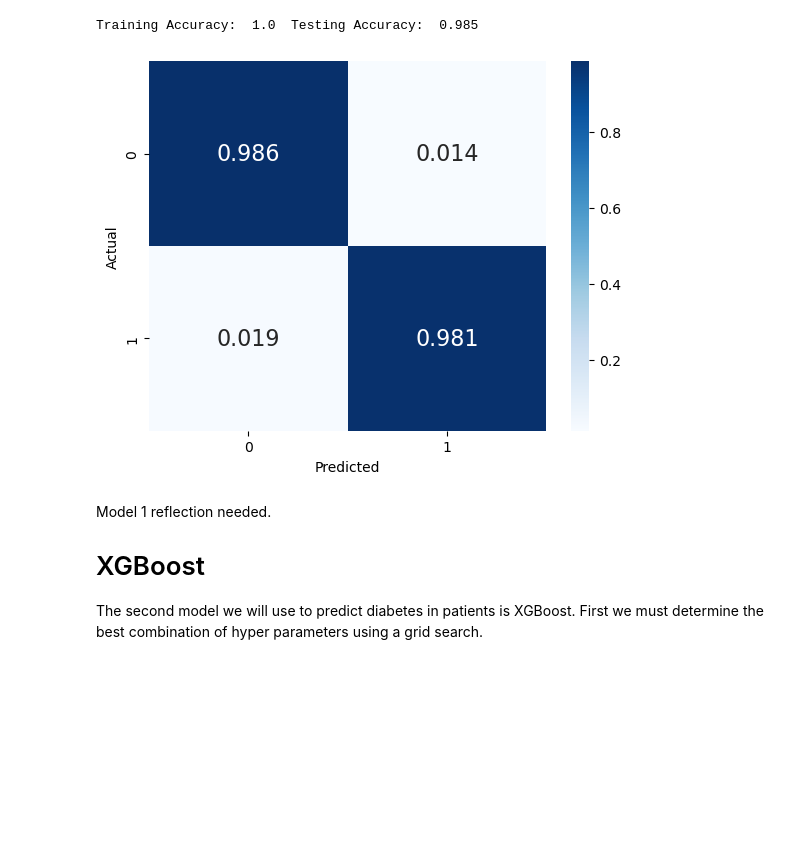
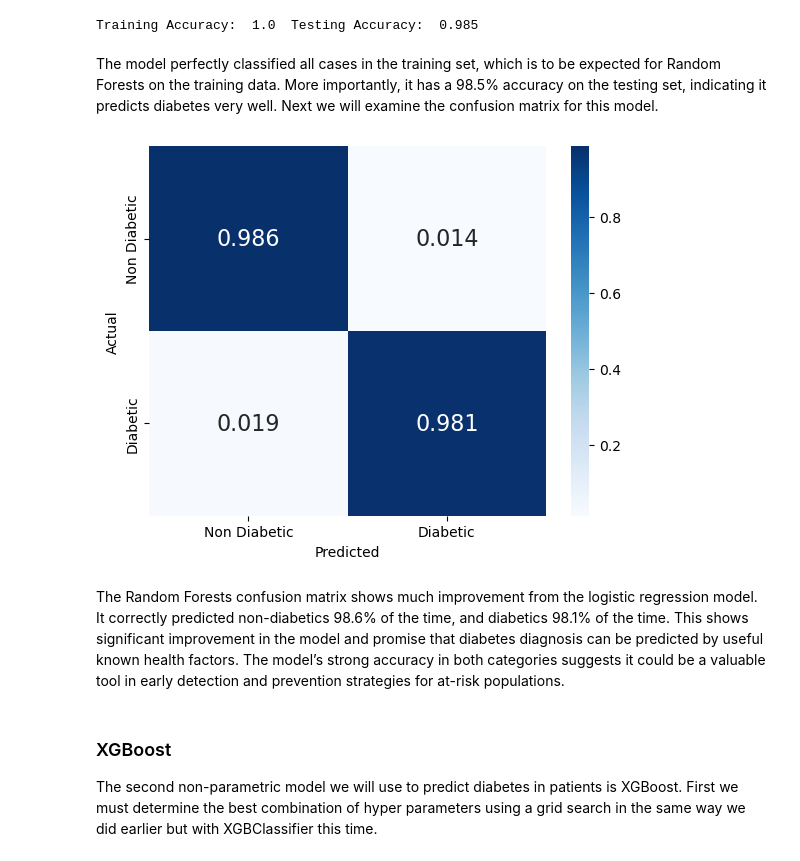
Before and after one commit to estasko/data_science_pinnacle, a Jupyter notebook: main.ipynb, the cells around one changed output. Saved outputs shown, nothing was run; the diff lists cells and outputs as text; code cells hidden in the pictures; blank space fills up the shorter version.

```diff
--- a/main.ipynb
+++ b/main.ipynb
@@ -520,24 +557,32 @@ y_pred = best_model.predict(X=x_test)
+# %% [markdown]
+The model perfectly classified all cases in the training set, which is to be expected for Random Forests on the training data. More importantly, it has a 98.5% accuracy on the testing set, indicating it predicts diabetes very well. Next we will examine the confusion matrix for this model.
 # %%
+# Determine the predicted y values from the best model
+y_pred = best_model.predict(X=x_test)
+
 # Create a confusion matrix with the percent accurately predicted
 random_forest_confusion_matrix = confusion_matrix(
     y_true = y_test,
     y_pred = y_pred,
     normalize = 'true'
 )
+
+# Display the confusion matrix
+sns.heatmap(random_forest_confusion_matrix,
+           annot = True,
+           fmt = '.3f',
+           cmap = 'Blues',
+           annot_kws = {'size': 16},
+           xticklabels = ['Non Diabetic','Diabetic'],
+           yticklabels = ['Non Diabetic','Diabetic'])
+plt.xlabel("Predicted")
+plt.ylabel("Actual");
+# %% [output]
+[figure, added]
-# %%
-# Display the confusion matrix
-sns.heatmap(random_forest_confusion_matrix,
-           annot = True,
-           fmt = '.3f',
-           cmap = 'Blues',
-           annot_kws = {'size': 16})
-plt.xlabel("Predicted")
-plt.ylabel("Actual");
-# %% [output]
-[figure, removed]
+# %% [markdown]
+The Random Forests confusion matrix shows much improvement from the logistic regression model. It correctly predicted non-diabetics 98.6% of the time, and diabetics 98.1% of the time. This shows significant improvement in the model and promise that diabetes diagnosis can be predicted by useful known health factors. The model’s strong accuracy in both categories suggests it could be a valuable tool in early detection and prevention strategies for at-risk populations.
 # %% [markdown]
-Model 1 reflection needed.
 
-# XGBoost
-The second model we will use to predict diabetes in patients is XGBoost. First we must determine the best combination of hyper parameters using a grid search.
+### XGBoost
+The second non-parametric model we will use to predict diabetes in patients is XGBoost. First we must determine the best combination of hyper parameters using a grid search in the same way we did earlier but with XGBClassifier this time.
 # %%
```
Also changed, not shown: parts of 42 cells of this notebook.
